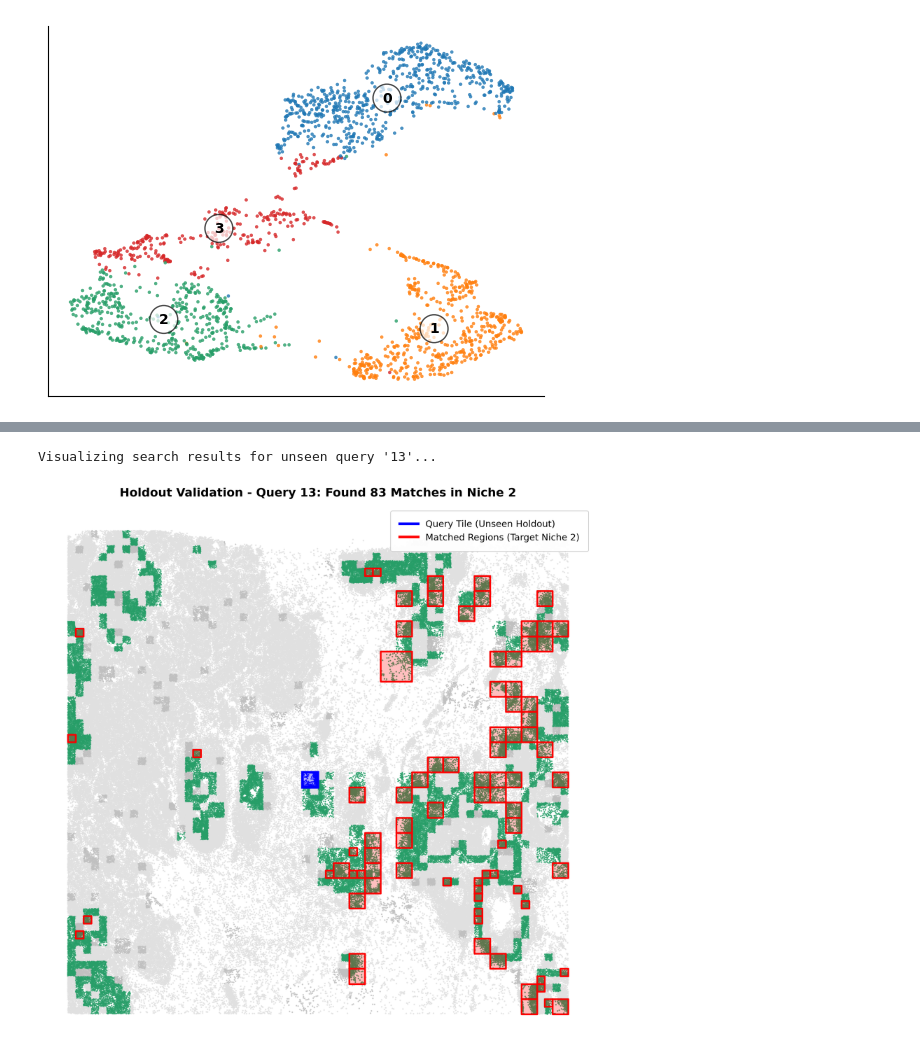
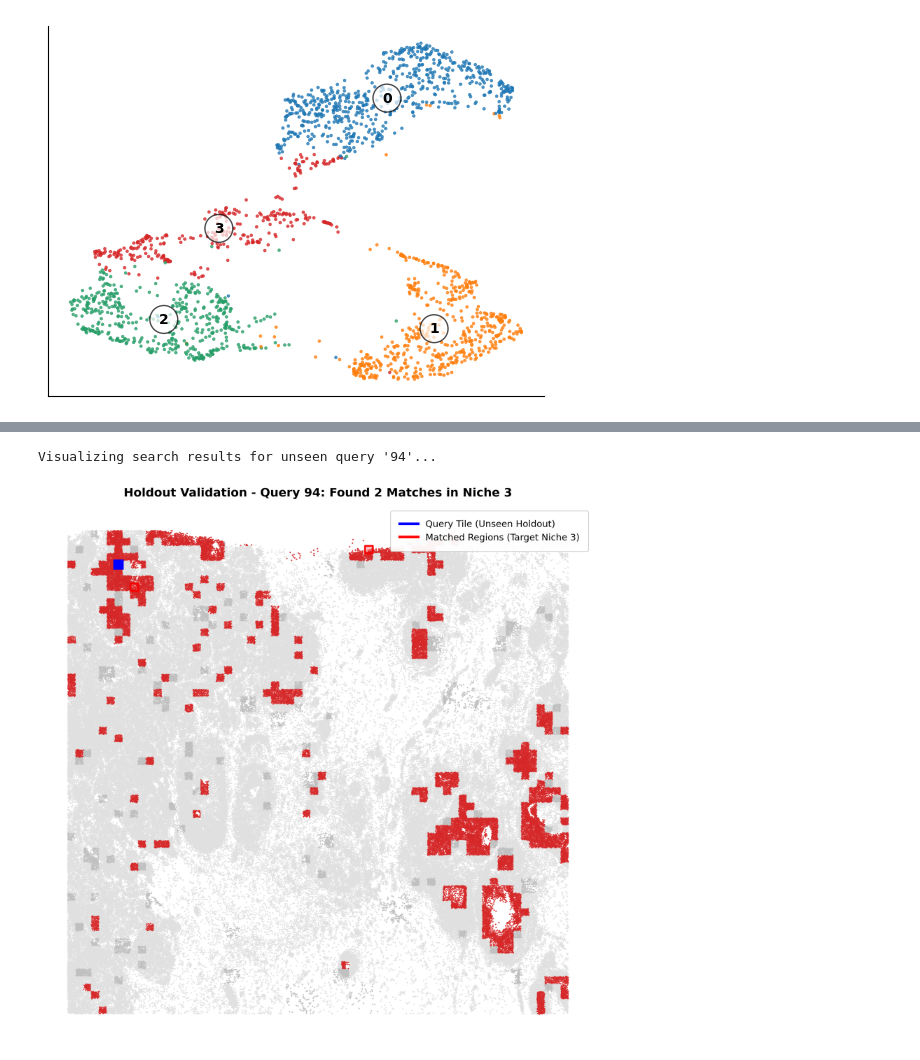
Before and after one commit to sarkar-lab/spindle_dev, a Jupyter notebook: Split_test/hbreast_wo_unlabeled_03172026.ipynb, the cells around one changed output, grey strips where cells are left out. Saved outputs shown, nothing was run; the diff lists cells and outputs as text; code cells hidden in the pictures.

Commit message:
search updated

```diff
--- a/Split_test/hbreast_wo_unlabeled_03172026.ipynb
+++ b/Split_test/hbreast_wo_unlabeled_03172026.ipynb
@@ -366,33 +366,33 @@ def plot_spindle_test_matches(query_idx, all_matched_train_ids, predicted_cluste
             zorder=7
         )
         ax.add_collection(pc_borders)
 
     query_bbox = held_out_tile.bbox if hasattr(held_out_tile, "bbox") else held_out_tile["bbox"]
     qx0, qy0, qx1, qy1 = query_bbox
     query_patch_fill = Rectangle((qx0, qy0), qx1 - qx0, qy1 - qy0,
                             facecolor='blue', alpha=0.3, zorder=8)
     query_patch_border = Rectangle((qx0, qy0), qx1 - qx0, qy1 - qy0,
                             fill=False, edgecolor='blue', linewidth=4, zorder=9)
     ax.add_patch(query_patch_fill)
     ax.add_patch(query_patch_border)
 
     ax.invert_yaxis()
     ax.axis('off')
 
     legend_elements = [
         Line2D([0], [0], color='blue', lw=4, label='Query Tile (Unseen Holdout)'),
         Line2D([0], [0], color='red', lw=4, label=f'Matched Regions (Target Niche {target_niche})')
     ]
     ax.legend(handles=legend_elements, loc='upper right', fontsize=14, framealpha=0.95, borderpad=1)
 
     plt.title(f"Holdout Validation - Query {query_idx}: Found {len(matched_train_ids)} Matches in Niche {target_niche}", fontsize=18, fontweight='bold', pad=15)
     plt.tight_layout()
     plt.show()
 
 if len(query_matrices) > 0:
-    target_q_idx = 13 if len(query_matrices) > 60 else 0
+    target_q_idx = 94 if len(query_matrices) > 60 else 0
     print(f"Visualizing search results for unseen query '{target_q_idx}'...")
     plot_spindle_test_matches(target_q_idx, all_matched_train_ids, predicted_clusters, test_tiles, data, adata, tiles)
 # %% [output]
-Visualizing search results for unseen query '13'...
+Visualizing search results for unseen query '94'...
-[figure, old version]
+[figure, new version]
```
Also changed, not shown: parts of 5 cells of this notebook, 1 other file.
